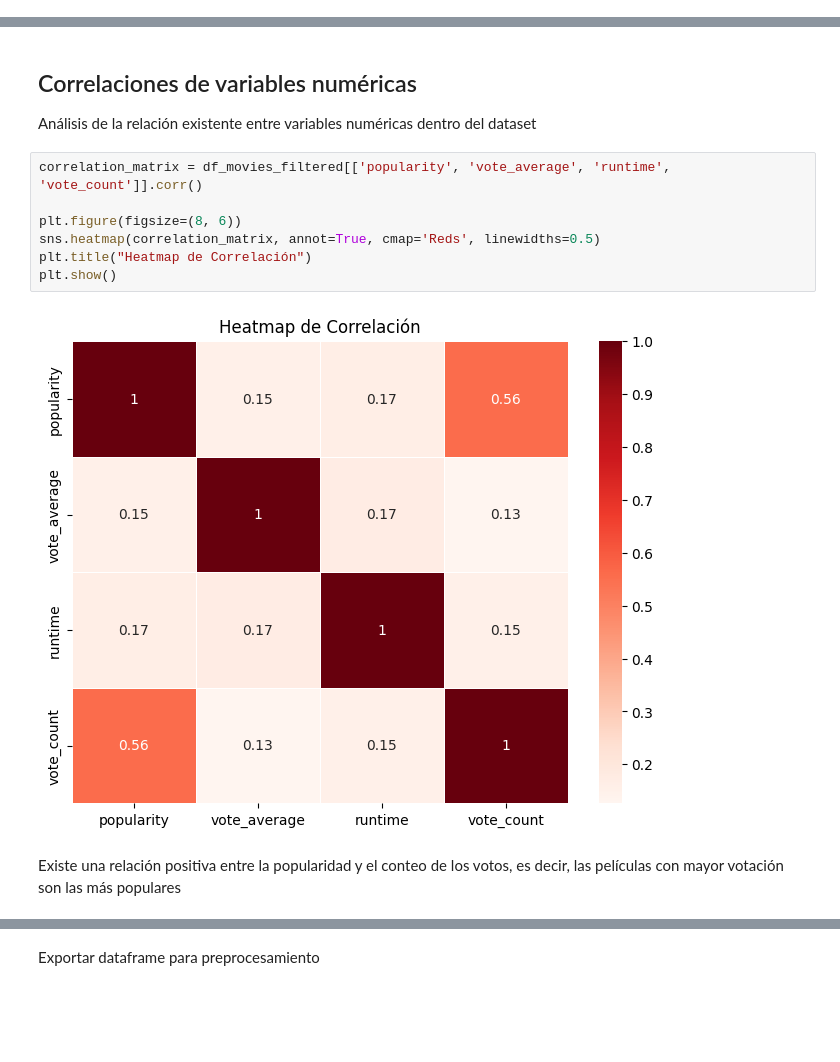
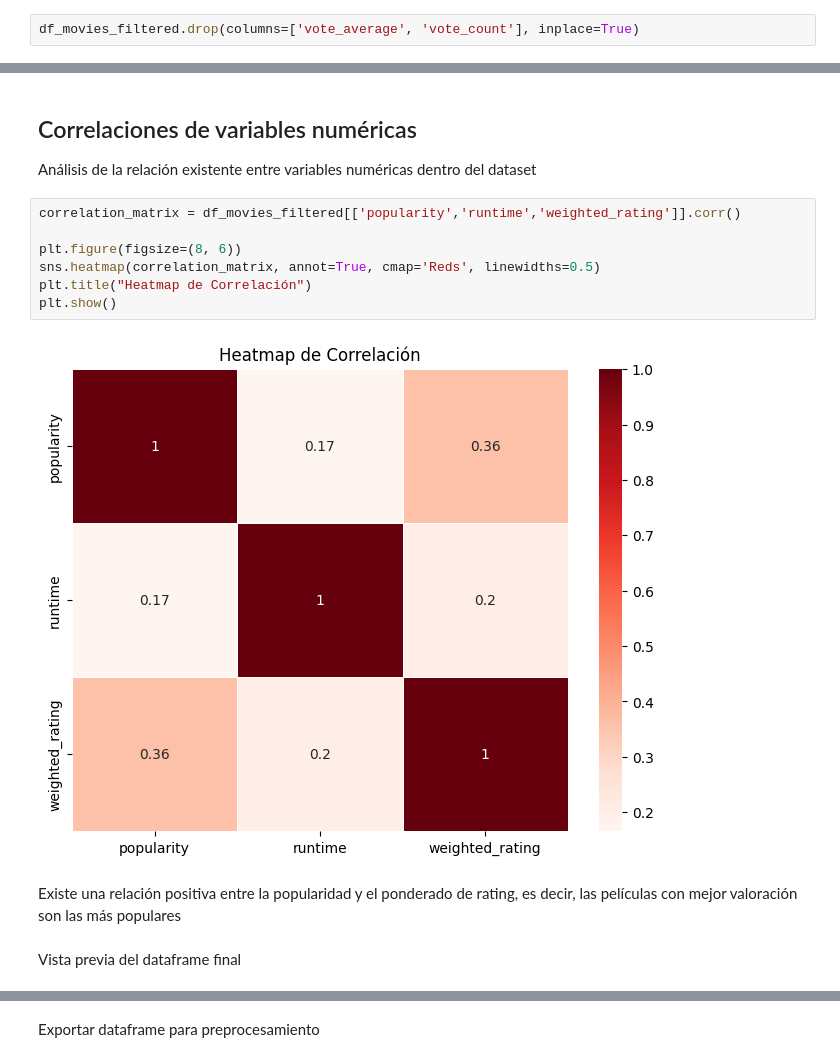
Before and after one commit to alejocampos1/Movies_Recommendation_2024, a Jupyter notebook: Notebooks/eda.ipynb, the cells around one changed output, grey strips where cells are left out. Saved outputs shown, nothing was run; the diff lists cells and outputs as text; blank space fills up the shorter version.

```diff
--- a/Notebooks/eda.ipynb
+++ b/Notebooks/eda.ipynb
@@ -625,3 +613,5 @@ plt.show()
+# %%
+df_movies_filtered.drop(columns=['vote_average', 'vote_count'], inplace=True)
 # %% [markdown]
 ### Relación Género - Popularidad
 Se quiere analizar cuales géneros tienen mayor popularidad dentro del dataset
@@ -735,13 +725,15 @@ plt.show()
 ## Correlaciones de variables numéricas
 Análisis de la relación existente entre variables numéricas dentro del dataset
 # %%
-correlation_matrix = df_movies_filtered[['popularity', 'vote_average', 'runtime', 'vote_count']].corr()
+correlation_matrix = df_movies_filtered[['popularity','runtime','weighted_rating']].corr()
 
 plt.figure(figsize=(8, 6))
 sns.heatmap(correlation_matrix, annot=True, cmap='Reds', linewidths=0.5)
 plt.title("Heatmap de Correlación")
 plt.show()
 # %% [output]
-[figure, old version]
+[figure, new version]
 # %% [markdown]
-Existe una relación positiva entre la popularidad y el conteo de los votos, es decir, las películas con mayor votación son las más populares
+Existe una relación positiva entre la popularidad y el ponderado de rating, es decir, las películas con mejor valoración son las más populares
+# %% [markdown]
+Vista previa del dataframe final
```
Also changed, not shown: parts of 4 cells of this notebook, 5 other files.
